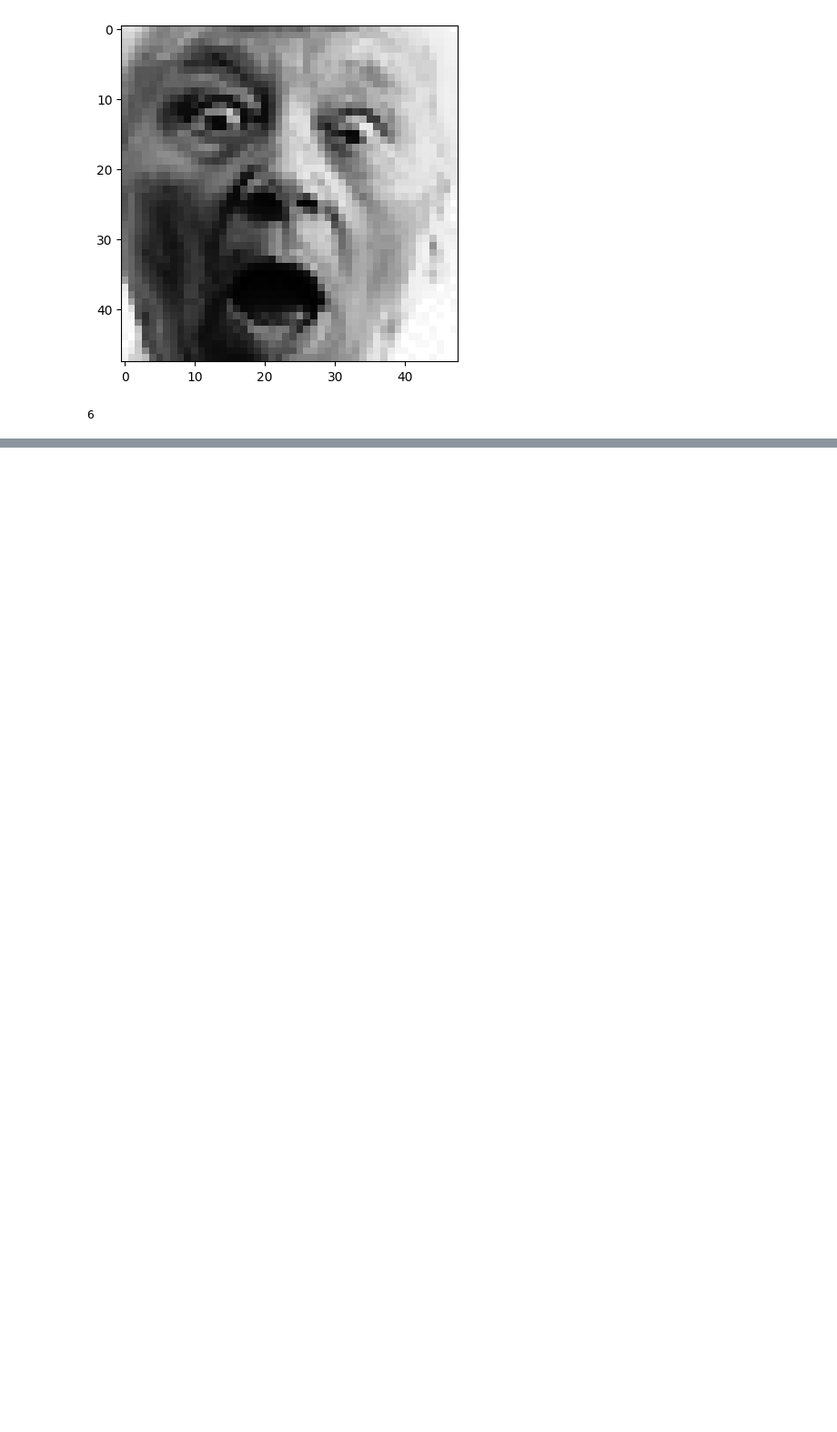
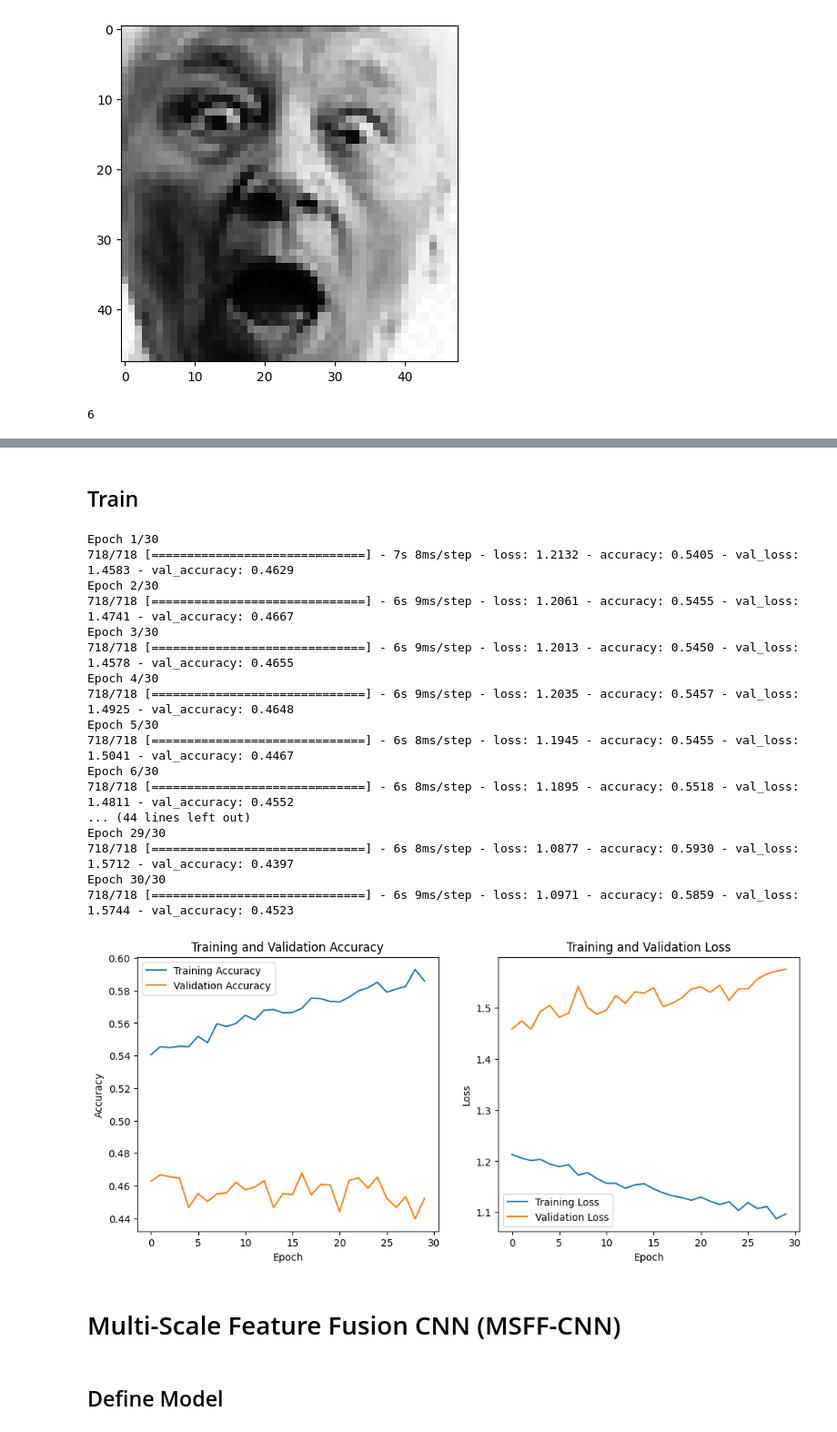
Before and after one commit to Mersen130/Facial-Expression-Recognition-CNN, a Jupyter notebook: train.ipynb, the cells around one changed output, grey strips where cells are left out. Shown at 91% size. Saved outputs shown, nothing was run; the diff lists cells and outputs as text; code cells hidden in the pictures; blank space fills up the shorter version.

```diff
--- a/train.ipynb
+++ b/train.ipynb
@@ -56,6 +64,7 @@ labels = {
     "sad": 5,
     "surprise": 6
 }
+num_classes = 7
 # %%
 
 
@@ -95,0 +101,4 @@ print(len(train_X), len(train_y))
+# %%
+train_X = np.array(train_X)
+train_y = np.array(train_y)
+print(train_X.shape, train_y.shape)
@@ -104,0 +183,57 @@ train_y[-1]
+# %% [markdown]
+## Train
+# %%
+# Preprocess the data and split it into training and validation sets
+X_train, X_val, y_train, y_val = train_test_split(train_X, train_y, test_size=0.2, random_state=42)
+y_train = to_categorical(y_train, num_classes)
+y_val = to_categorical(y_val, num_classes)
+
+# Create the model
+def train(model):
+
+    # Compile the model
+    optimizer = Adam(learning_rate=0.001)
+    model.compile(optimizer=optimizer, loss='categorical_crossentropy', metrics=['accuracy'])
+
+    # Train the model
+    history = model.fit(X_train, y_train, validation_data=(X_val, y_val), epochs=30, batch_size=32)
+
+    # Plot the training and validation accuracy and loss
+    fig, (ax1, ax2) = plt.subplots(1, 2, figsize=(12, 5))
+
+    ax1.plot(history.history['accuracy'], label='Training Accuracy')
+    ax1.plot(history.history['val_accuracy'], label='Validation Accuracy')
+    ax1.set_title('Training and Validation Accuracy')
+    ax1.set_xlabel('Epoch')
+    ax1.set_ylabel('Accuracy')
+    ax1.legend()
+
+    ax2.plot(history.history['loss'], label='Training Loss')
+    ax2.plot(history.history['val_loss'], label='Validation Loss')
+    ax2.set_title('Training and Validation Loss')
+    ax2.set_xlabel('Epoch')
+    ax2.set_ylabel('Loss')
+    ax2.legend()
+
+    plt.show()
+
+train(AER_CNN)
+# %% [output]
+Epoch 1/30
+718/718 [==============================] - 7s 8ms/step - loss: 1.2132 - accuracy: 0.5405 - val_loss: 1.4583 - val_accuracy: 0.4629
+Epoch 2/30
+718/718 [==============================] - 6s 9ms/step - loss: 1.2061 - accuracy: 0.5455 - val_loss: 1.4741 - val_accuracy: 0.4667
+Epoch 3/30
+718/718 [==============================] - 6s 9ms/step - loss: 1.2013 - accuracy: 0.5450 - val_loss: 1.4578 - val_accuracy: 0.4655
+Epoch 4/30
+718/718 [==============================] - 6s 9ms/step - loss: 1.2035 - accuracy: 0.5457 - val_loss: 1.4925 - val_accuracy: 0.4648
+Epoch 5/30
+718/718 [==============================] - 6s 8ms/step - loss: 1.1945 - accuracy: 0.5455 - val_loss: 1.5041 - val_accuracy: 0.4467
+Epoch 6/30
+718/718 [==============================] - 6s 8ms/step - loss: 1.1895 - accuracy: 0.5518 - val_loss: 1.4811 - val_accuracy: 0.4552
+... (44 lines left out)
+Epoch 29/30
+718/718 [==============================] - 6s 8ms/step - loss: 1.0877 - accuracy: 0.5930 - val_loss: 1.5712 - val_accuracy: 0.4397
+Epoch 30/30
+718/718 [==============================] - 6s 9ms/step - loss: 1.0971 - accuracy: 0.5859 - val_loss: 1.5744 - val_accuracy: 0.4523
+[figure, added]
@@ -104,0 +257,4 @@ train_y[-1]
+# %% [markdown]
+# Multi-Scale Feature Fusion CNN (MSFF-CNN)
+# %% [markdown]
+## Define Model
```
Also changed, not shown: parts of 24 cells of this notebook, 1 other file.
